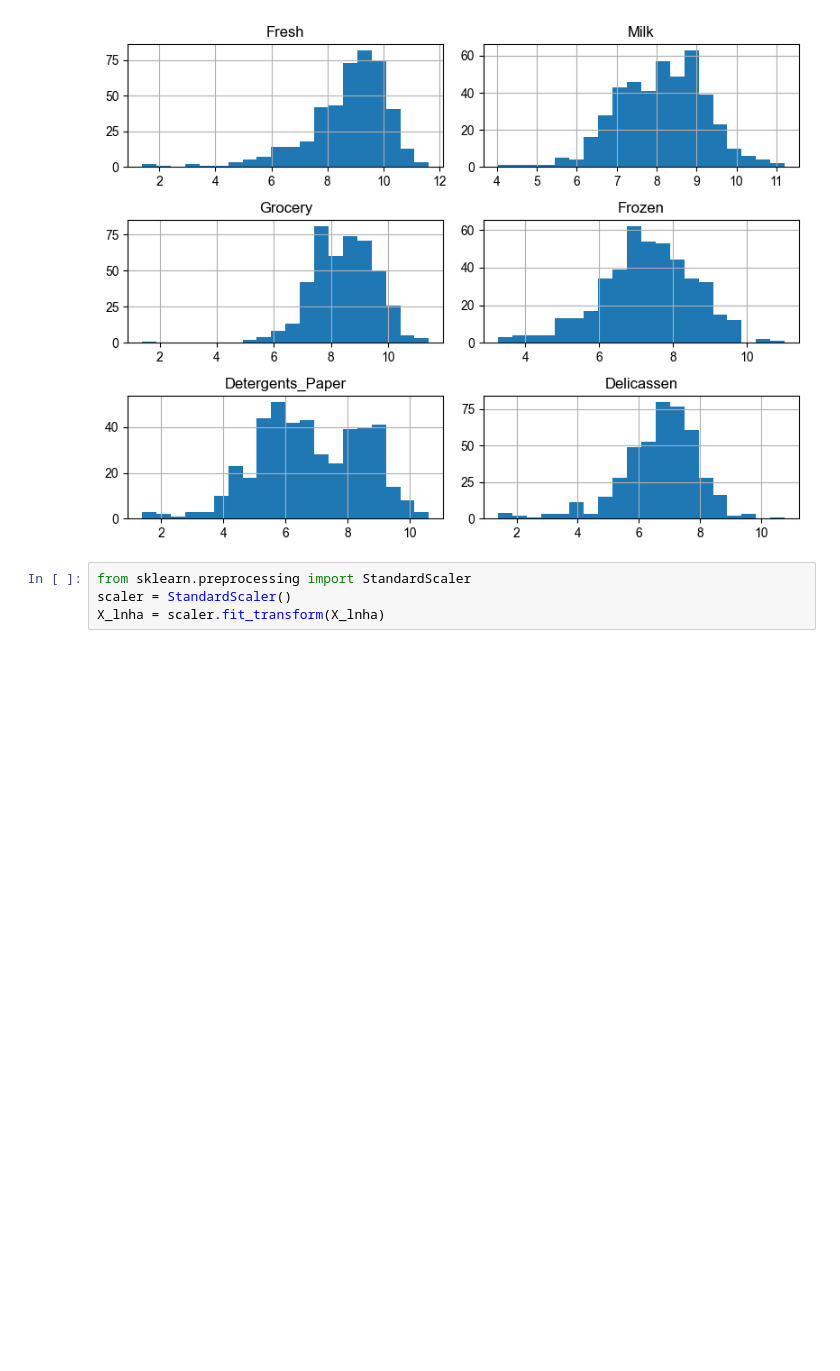
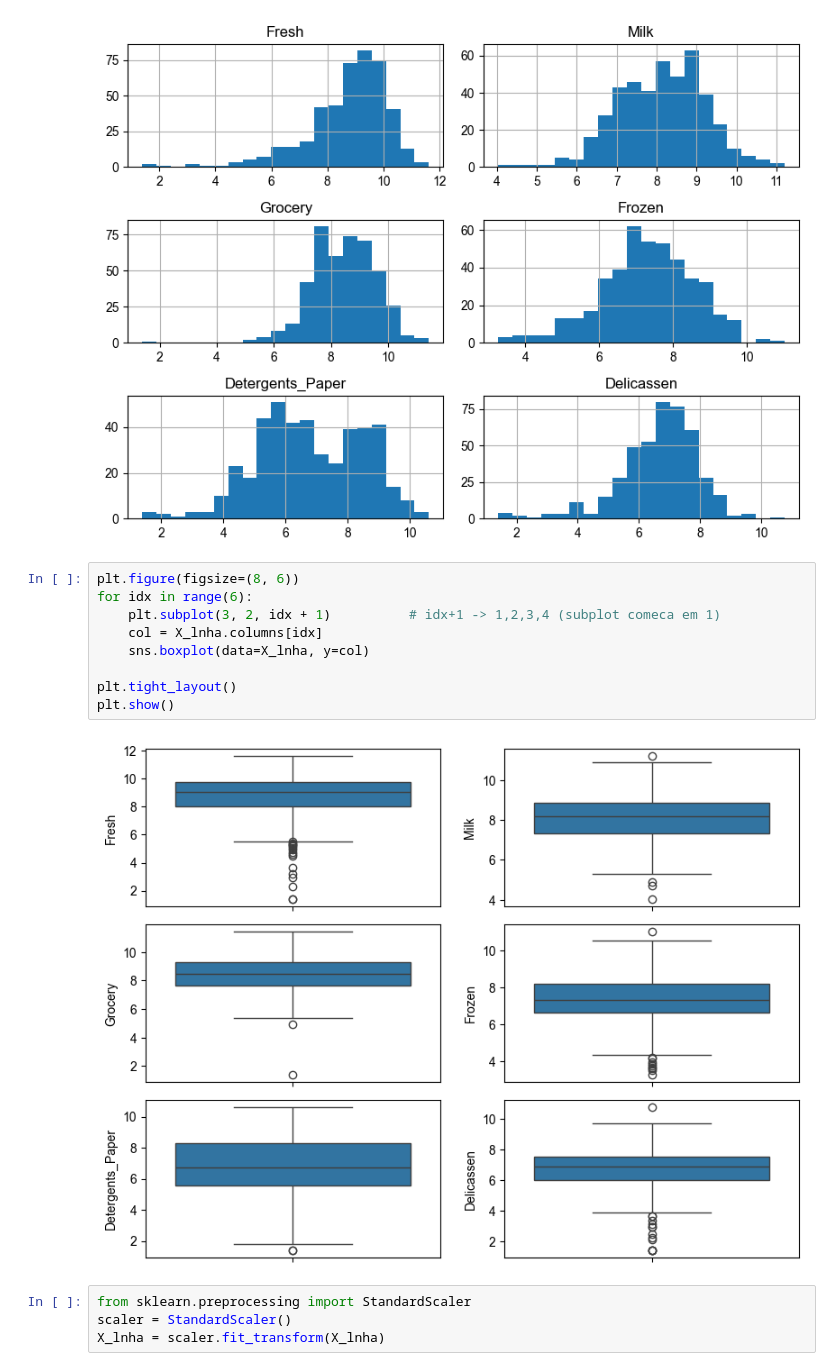
Before and after one commit to DanielNeres/Projeto_Sistemas_Inteligentes, a Jupyter notebook: Unidade_1/problema5.ipynb, the cells around one changed output. Cells and saved outputs as stored; diff of their text form; blank space fills up the shorter version.

```diff
--- a/Unidade_1/problema5.ipynb
+++ b/Unidade_1/problema5.ipynb
@@ -200,6 +200,17 @@ plt.tight_layout()
 plt.show()
 # %% [output]
 [figure]
+# %%
+plt.figure(figsize=(8, 6))
+for idx in range(6):
+    plt.subplot(3, 2, idx + 1)          # idx+1 -> 1,2,3,4 (subplot comeca em 1)
+    col = X_lnha.columns[idx]
+    sns.boxplot(data=X_lnha, y=col)
+
+plt.tight_layout()
+plt.show()
+# %% [output]
+[figure, added]
 # %%
 from sklearn.preprocessing import StandardScaler
 scaler = StandardScaler()
```
Also changed, not shown: parts of 5 cells of this notebook, 5 other files.
